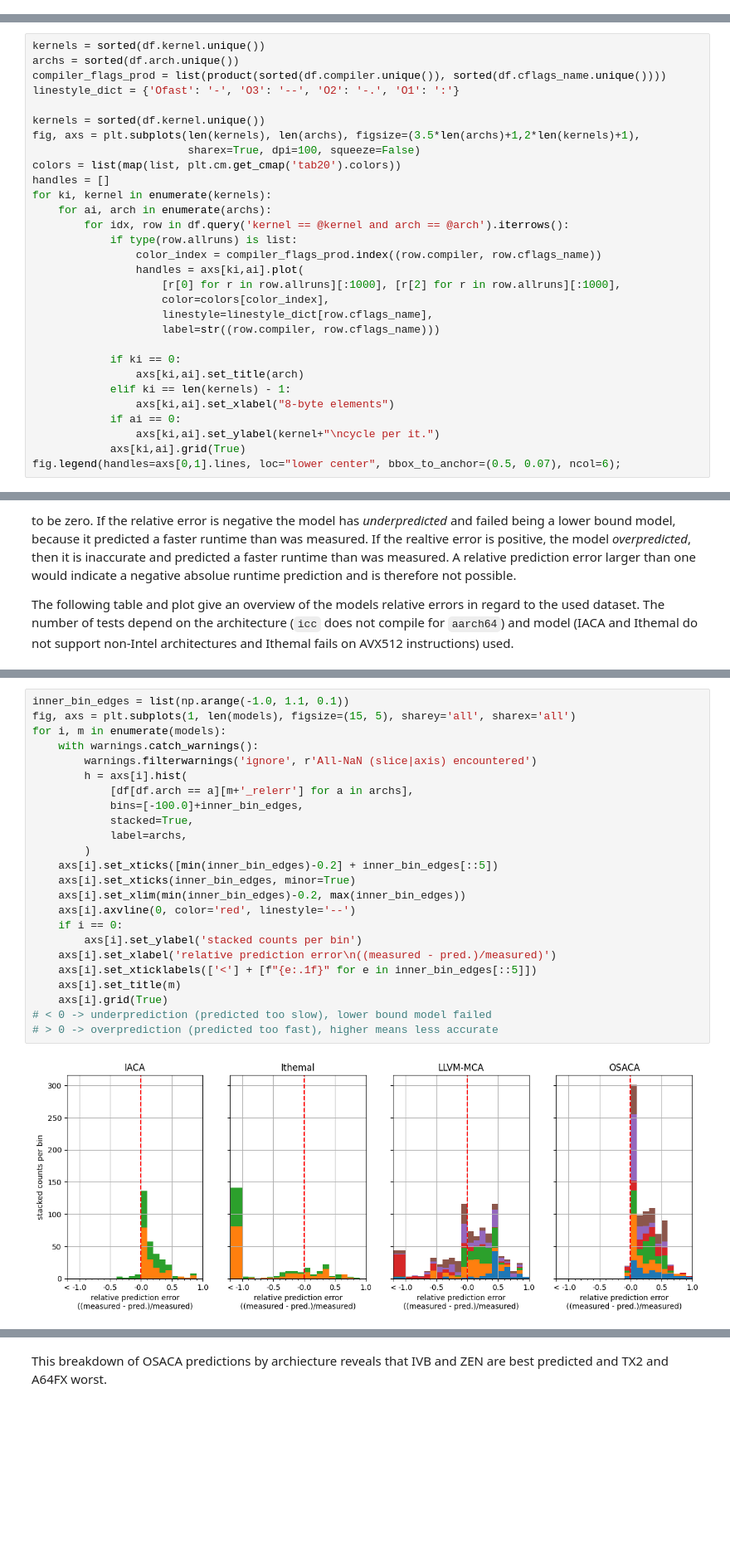
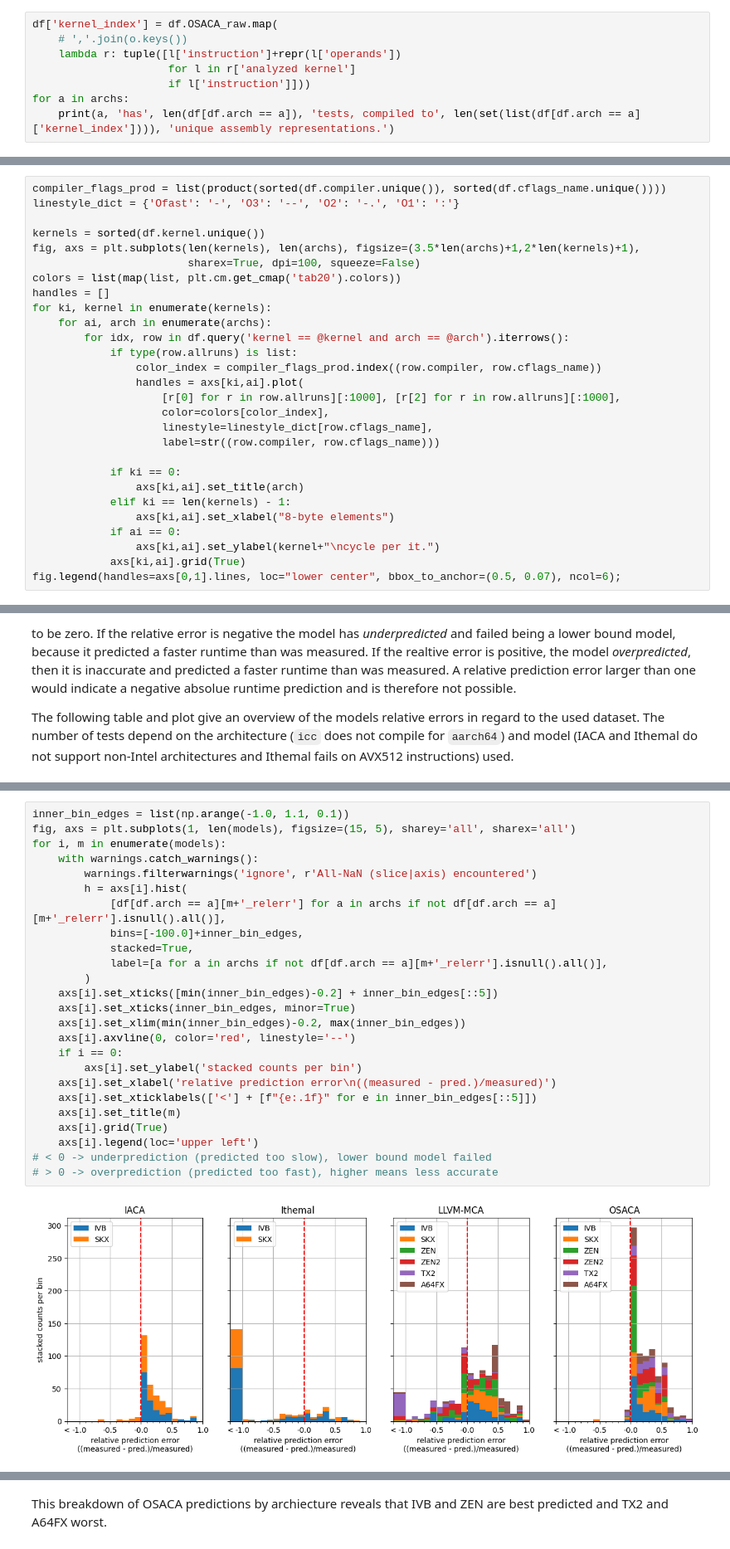
Before and after one commit to RRZE-HPC/OSACA, a Jupyter notebook: validation/Analysis.ipynb, the cells around one changed output, grey strips where cells are left out. Shown at 83% size. Drawn from its saved outputs; the diff is of its cells as text; blank space fills up the shorter version.

```diff
--- a/validation/Analysis.ipynb
+++ b/validation/Analysis.ipynb
@@ -169,0 +170,8 @@ axs[2].set_title("Histogram of instruction count per assembly block");
+# %%
+df['kernel_index'] = df.OSACA_raw.map(
+    # ','.join(o.keys())
+    lambda r: tuple([l['instruction']+repr(l['operands'])
+                     for l in r['analyzed kernel']
+                     if l['instruction']]))
+for a in archs:
+    print(a, 'has', len(df[df.arch == a]), 'tests, compiled to', len(set(list(df[df.arch == a]['kernel_index']))), 'unique assembly representations.')
@@ -183,6 +198,4 @@ The following plot show the convergence of the kernel runtimes towards a minimum
 # %%
-kernels = sorted(df.kernel.unique())
-archs = sorted(df.arch.unique())
 compiler_flags_prod = list(product(sorted(df.compiler.unique()), sorted(df.cflags_name.unique())))
 linestyle_dict = {'Ofast': '-', 'O3': '--', 'O2': '-.', 'O1': ':'}
 
@@ -266,29 +279,30 @@ LLVM-MCA    832       139           -0.407            0.352           -2.312
 # %%
 inner_bin_edges = list(np.arange(-1.0, 1.1, 0.1))
 fig, axs = plt.subplots(1, len(models), figsize=(15, 5), sharey='all', sharex='all')
 for i, m in enumerate(models):
     with warnings.catch_warnings():
         warnings.filterwarnings('ignore', r'All-NaN (slice|axis) encountered')
         h = axs[i].hist(
-            [df[df.arch == a][m+'_relerr'] for a in archs],
+            [df[df.arch == a][m+'_relerr'] for a in archs if not df[df.arch == a][m+'_relerr'].isnull().all()],
             bins=[-100.0]+inner_bin_edges,
             stacked=True,
-            label=archs,
+            label=[a for a in archs if not df[df.arch == a][m+'_relerr'].isnull().all()],
         )
     axs[i].set_xticks([min(inner_bin_edges)-0.2] + inner_bin_edges[::5])
     axs[i].set_xticks(inner_bin_edges, minor=True)
     axs[i].set_xlim(min(inner_bin_edges)-0.2, max(inner_bin_edges))
     axs[i].axvline(0, color='red', linestyle='--')
     if i == 0:
         axs[i].set_ylabel('stacked counts per bin')
     axs[i].set_xlabel('relative prediction error\n((measured - pred.)/measured)')
     axs[i].set_xticklabels(['<'] + [f"{e:.1f}" for e in inner_bin_edges[::5]])
     axs[i].set_title(m)
     axs[i].grid(True)
+    axs[i].legend(loc='upper left')
 # < 0 -> underprediction (predicted too slow), lower bound model failed
 # > 0 -> overprediction (predicted too fast), higher means less accurate
 # %% [output]
-[figure, old version]
+[figure, new version]
 # %% [markdown]
 * IACA shows the best average overprediction with about 18%. It does underpredict, but rearly. Almost two-thirds of the applicable tests are predicted within 20% of the measured runtime.
 * Ithemal underpredicts most of the time and gives a reasonable prediction in in less than one-tenth of the sucessfully run test cases.
```
Also changed, not shown: parts of 10 cells of this notebook, 1 other file.
